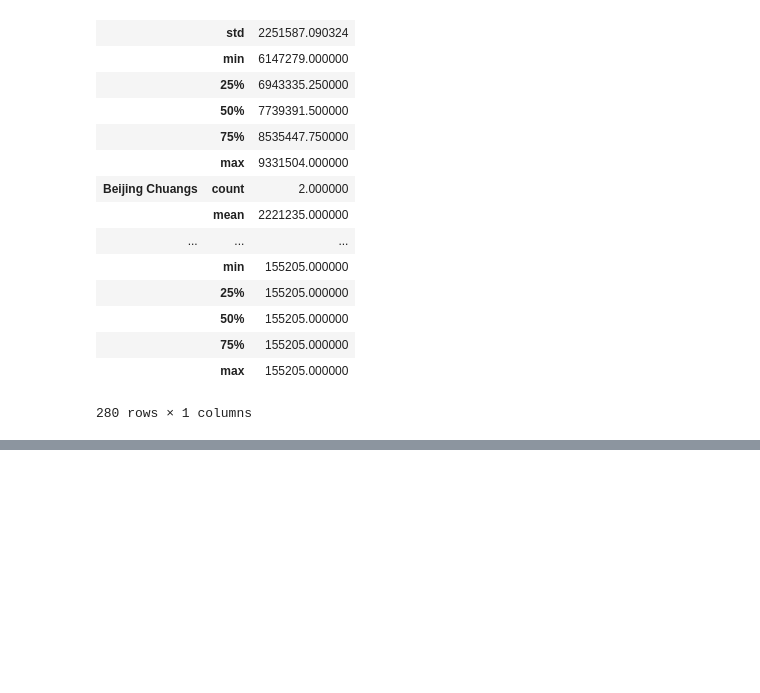
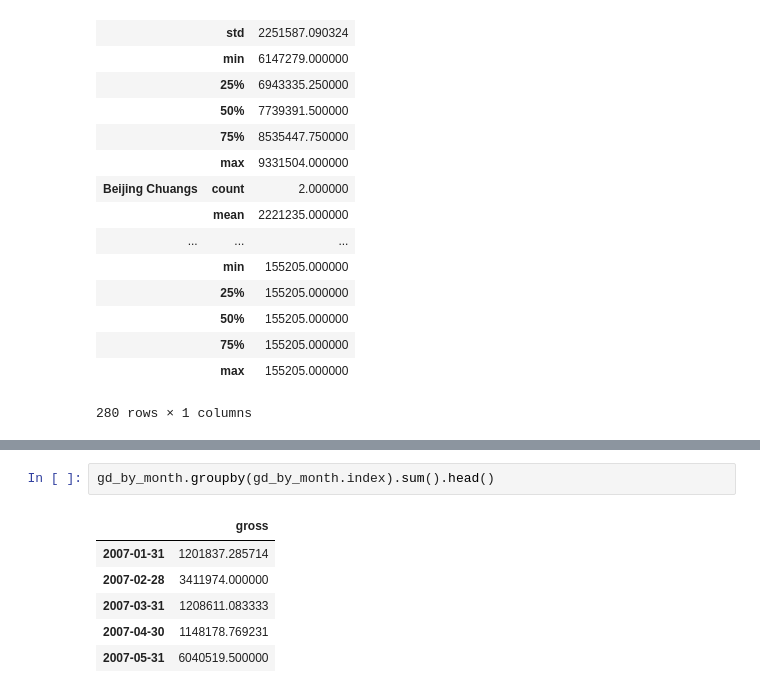
Before and after one commit to adrianbautista/foursquare-restaurant-grades, a Jupyter notebook: China Box Office Grosses.ipynb, the cells around one changed output, grey strips where cells are left out. Drawn from its saved outputs; the diff is of its cells as text; blank space fills up the shorter version.

```diff
--- a/China Box Office Grosses.ipynb
+++ b/China Box Office Grosses.ipynb
@@ -83,0 +91,9 @@ axl.scatter(gross_data.date, gross_data.gross)
+# %%
+gd_by_month.groupby(gd_by_month.index).sum().head()
+# %% [output]
+|  | gross |
+| 2007-01-31 | 1201837.285714 |
+| 2007-02-28 | 3411974.000000 |
+| 2007-03-31 | 1208611.083333 |
+| 2007-04-30 | 1148178.769231 |
+| 2007-05-31 | 6040519.500000 |
```
Also changed, not shown: parts of 4 cells of this notebook.
